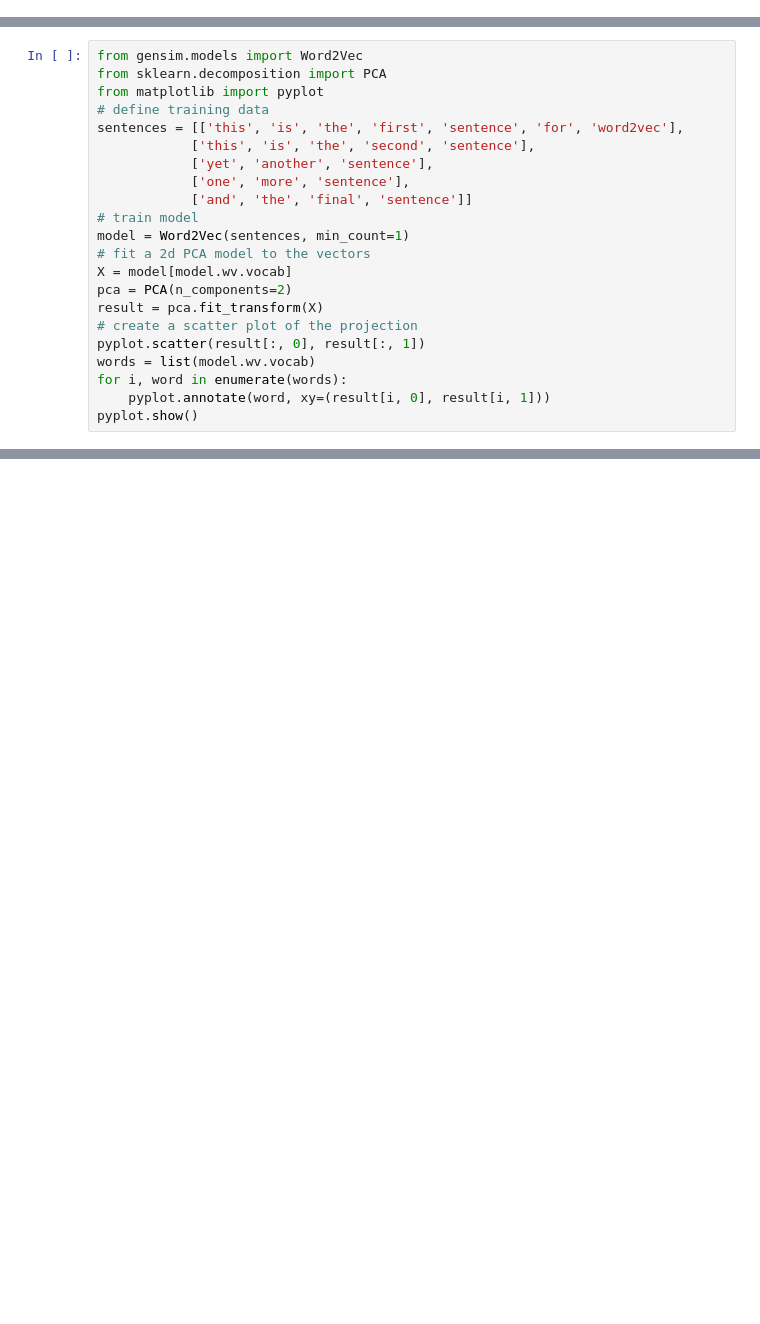
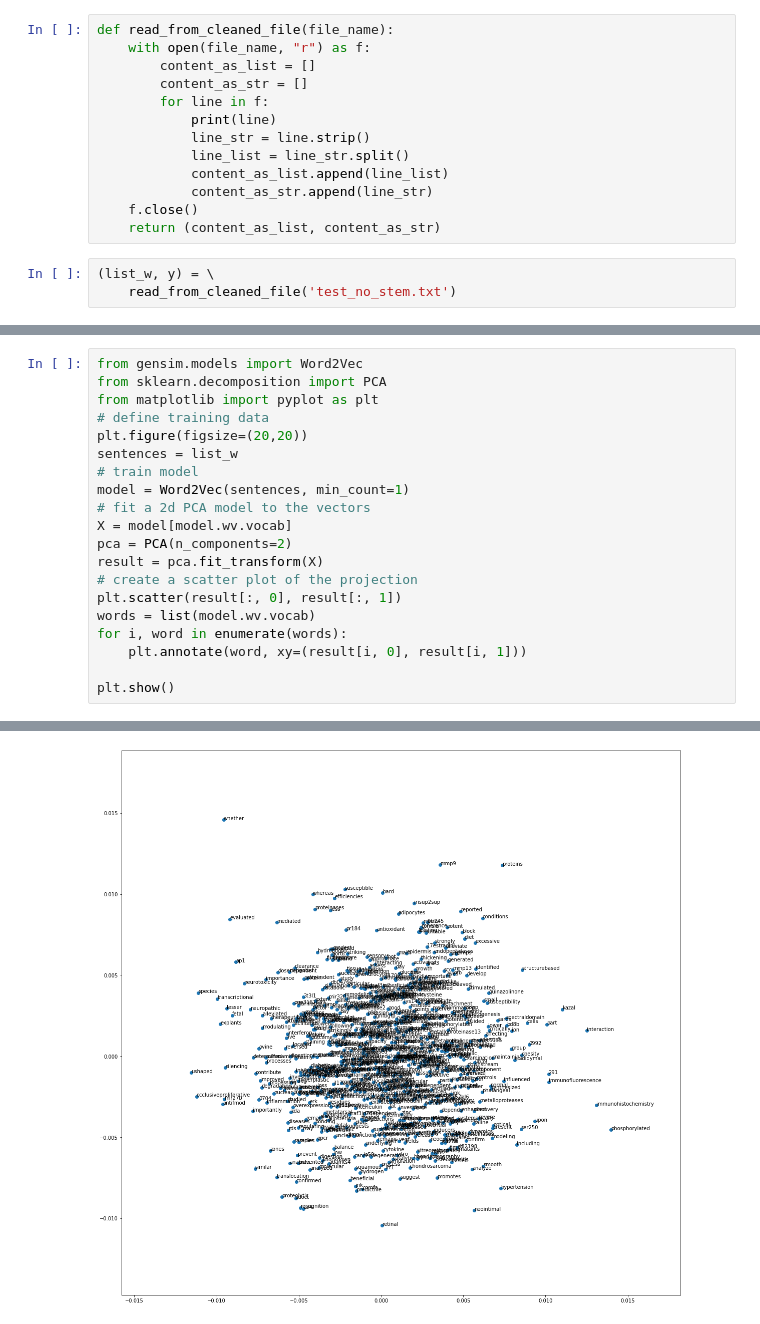
Before and after one commit to Danny-Dasilva/Search_Biopython, a Jupyter notebook: WordtoVec.ipynb, the cells around one changed output, grey strips where cells are left out. Drawn from its saved outputs; the diff is of its cells as text; blank space fills up the shorter version.

```diff
--- a/WordtoVec.ipynb
+++ b/WordtoVec.ipynb
@@ -38,0 +1,16 @@ X = model[model.wv.vocab]
+# %%
+def read_from_cleaned_file(file_name):
+    with open(file_name, "r") as f:
+        content_as_list = []
+        content_as_str = []
+        for line in f:
+            print(line)
+            line_str = line.strip()
+            line_list = line_str.split()
+            content_as_list.append(line_list)
+            content_as_str.append(line_str)
+    f.close()
+    return (content_as_list, content_as_str)
+# %%
+(list_w, y) = \
+    read_from_cleaned_file('test_no_stem.txt')
@@ -39,13 +57,10 @@ X = model[model.wv.vocab]
 # %%
 from gensim.models import Word2Vec
 from sklearn.decomposition import PCA
-from matplotlib import pyplot
+from matplotlib import pyplot as plt
 # define training data
-sentences = [['this', 'is', 'the', 'first', 'sentence', 'for', 'word2vec'],
-			['this', 'is', 'the', 'second', 'sentence'],
-			['yet', 'another', 'sentence'],
-			['one', 'more', 'sentence'],
-			['and', 'the', 'final', 'sentence']]
+plt.figure(figsize=(20,20))
+sentences = list_w
 # train model
 model = Word2Vec(sentences, min_count=1)
 # fit a 2d PCA model to the vectors
@@ -53,9 +68,10 @@ X = model[model.wv.vocab]
 pca = PCA(n_components=2)
 result = pca.fit_transform(X)
 # create a scatter plot of the projection
-pyplot.scatter(result[:, 0], result[:, 1])
+plt.scatter(result[:, 0], result[:, 1])
 words = list(model.wv.vocab)
 for i, word in enumerate(words):
-	pyplot.annotate(word, xy=(result[i, 0], result[i, 1]))
-pyplot.show()
+	plt.annotate(word, xy=(result[i, 0], result[i, 1]))
+
+plt.show()
 # %% [output]
@@ -62,0 +78 @@ pyplot.show()
+[figure, added]
```
Also changed, not shown: parts of 6 cells of this notebook, 2 other files.
